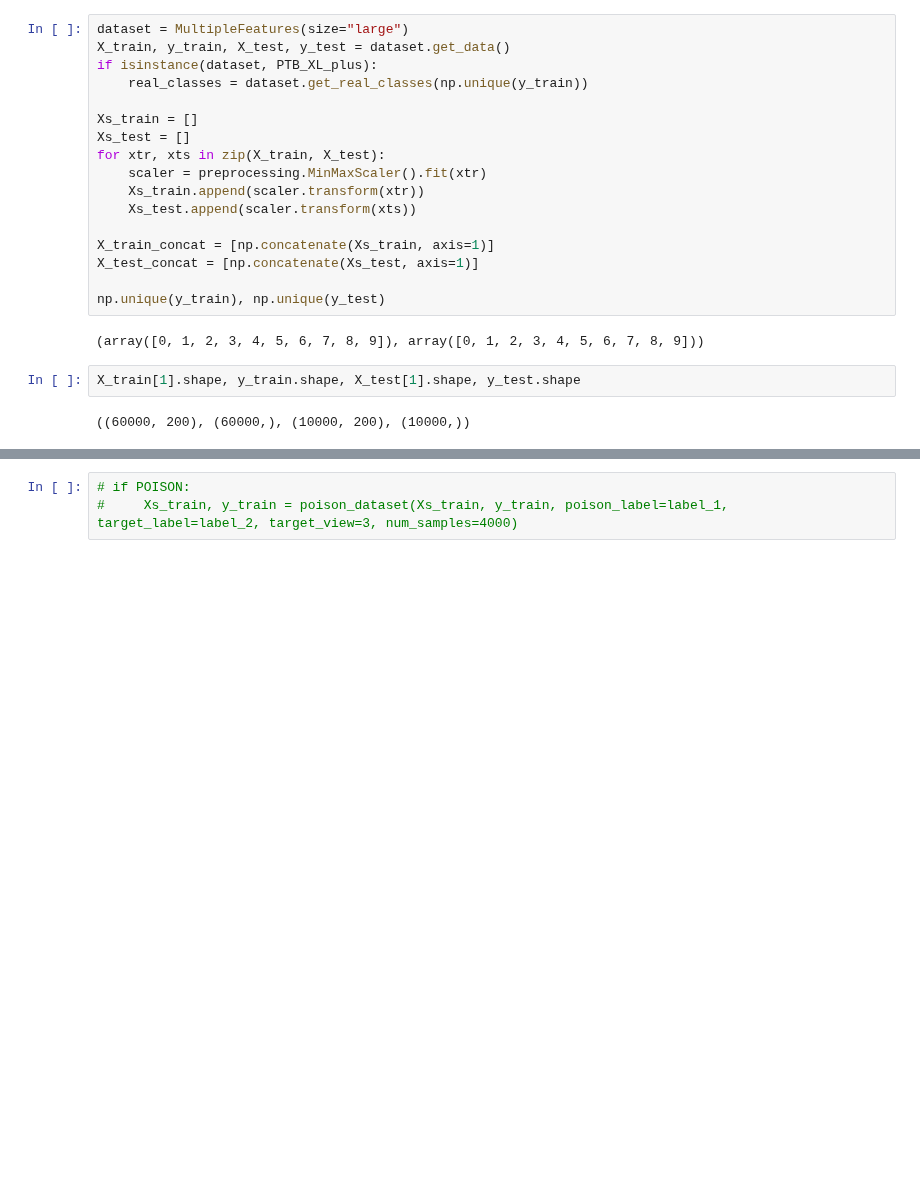
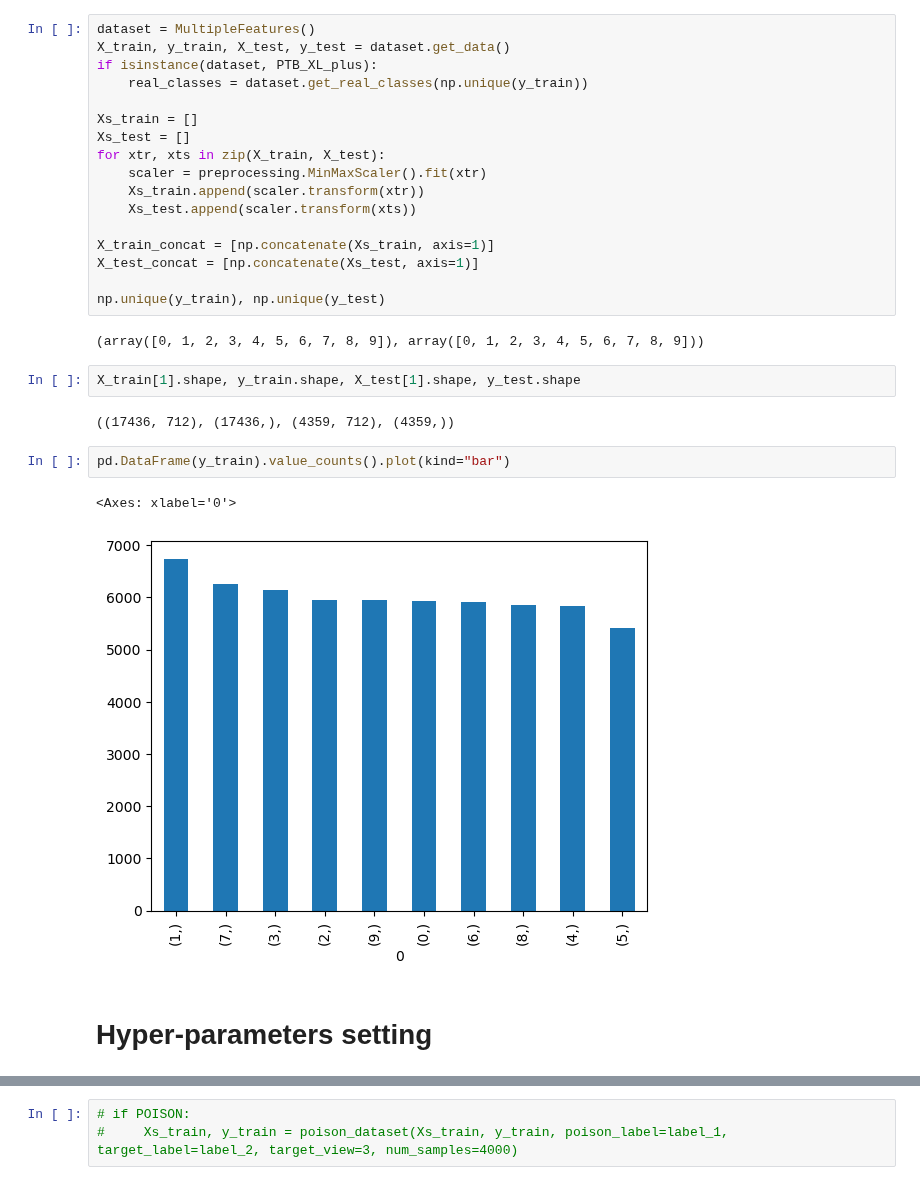
Before and after one commit to adidi24/Multi-View-Majority-Vote-Learning-Algorithms-Direct-Minimization-of-PAC-Bayesian-Bounds, a Jupyter notebook: empirical-evaluation-jupyter.ipynb, the cells around one changed output, grey strips where cells are left out. Saved outputs shown, nothing was run; the diff lists cells and outputs as text; blank space fills up the shorter version.

```diff
--- a/empirical-evaluation-jupyter.ipynb
+++ b/empirical-evaluation-jupyter.ipynb
@@ -57,5 +58,5 @@ from data import (SampleData,
 # %%
-dataset = MultipleFeatures(size="large")
+dataset = MultipleFeatures()
 X_train, y_train, X_test, y_test = dataset.get_data()
 if isinstance(dataset, PTB_XL_plus):
     real_classes = dataset.get_real_classes(np.unique(y_train))
@@ -76,7 +77,14 @@ np.unique(y_train), np.unique(y_test)
 # %%
 X_train[1].shape, y_train.shape, X_test[1].shape, y_test.shape
 # %% [output]
-((60000, 200), (60000,), (10000, 200), (10000,))
+((17436, 712), (17436,), (4359, 712), (4359,))
+# %%
+pd.DataFrame(y_train).value_counts().plot(kind="bar")
+# %% [output]
+<Axes: xlabel='0'>
+[figure, added]
+# %% [markdown]
+# Hyper-parameters setting
 # %%
 RUNS = range(10)
 
```
Also changed, not shown: parts of 11 cells of this notebook, 11 other files.
